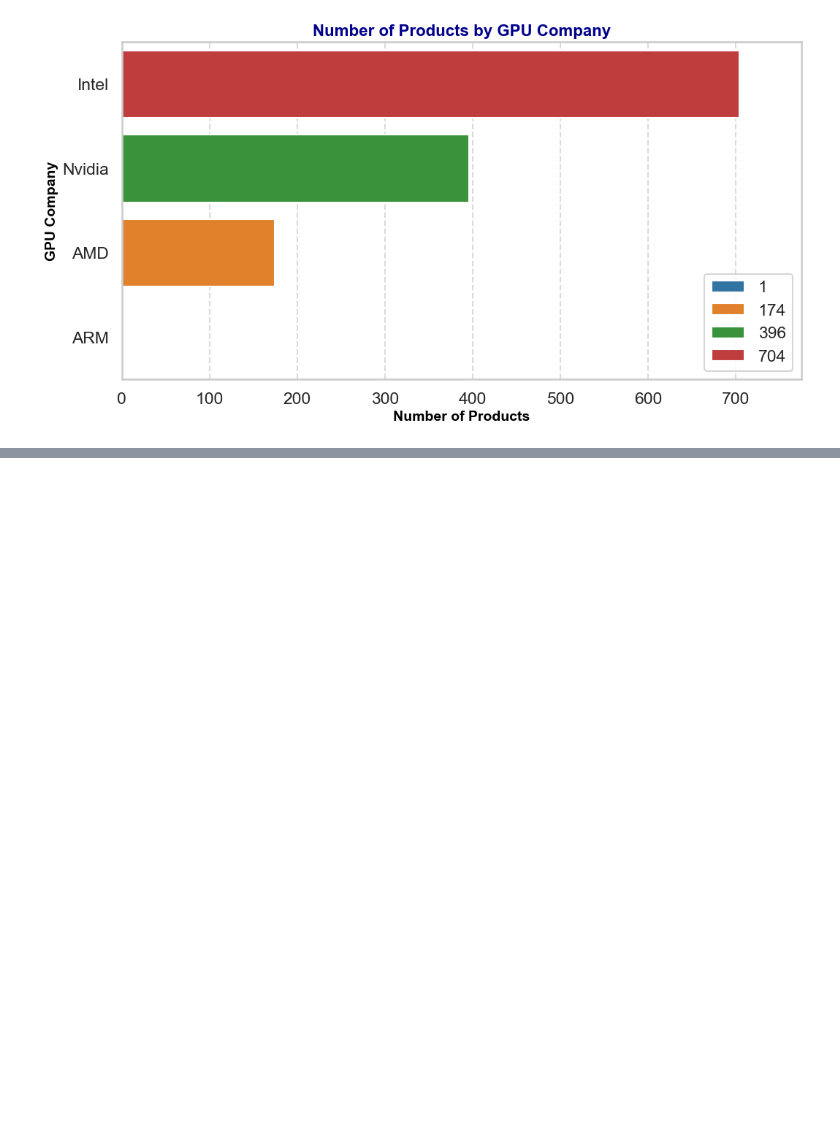
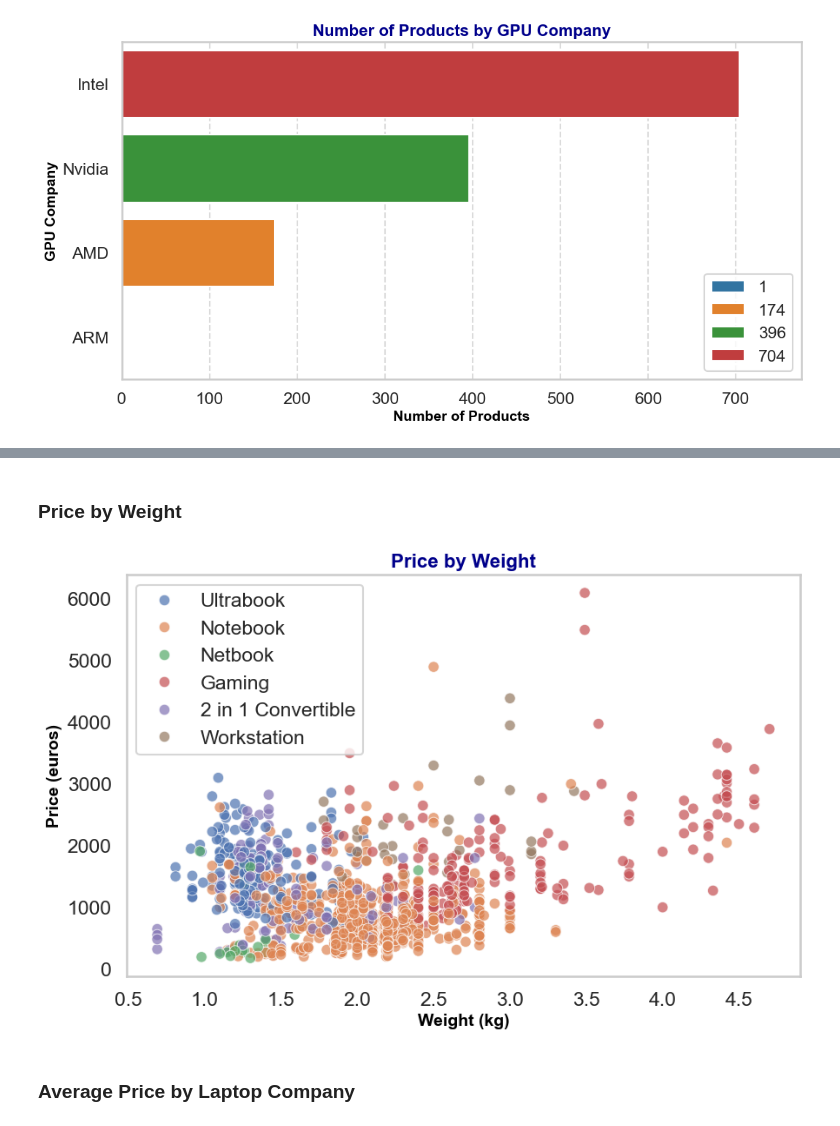
Before and after one commit to cyberfantics/Corvit-Courses, a Jupyter notebook: Artificial Intelligence/DataScience/Projects/Laptop Price Analysis/Laptop Price.ipynb, the cells around one changed output, grey strips where cells are left out. Drawn from its saved outputs; the diff is of its cells as text; code cells hidden in the pictures; blank space fills up the shorter version.

```diff
--- a/Artificial Intelligence/DataScience/Projects/Laptop Price Analysis/Laptop Price.ipynb
+++ b/Artificial Intelligence/DataScience/Projects/Laptop Price Analysis/Laptop Price.ipynb
@@ -287,0 +334,15 @@ plt.show()
+# %% [markdown]
+### Price by Weight
+# %%
+plt.figure(figsize=(10, 6))
+sns.scatterplot(x='Weight', y='Price_euros', data=df, hue='TypeName', alpha=0.7)
+plt.title('Price by Weight', **font_title)
+plt.xlabel('Weight (kg)',**font_labels)
+plt.ylabel('Price (euros)',**font_labels)
+plt.grid()
+plt.legend()
+plt.show()
+# %% [output]
+[figure, added]
+# %% [markdown]
+### Average Price by Laptop Company
```
Also changed, not shown: parts of 32 cells of this notebook.
